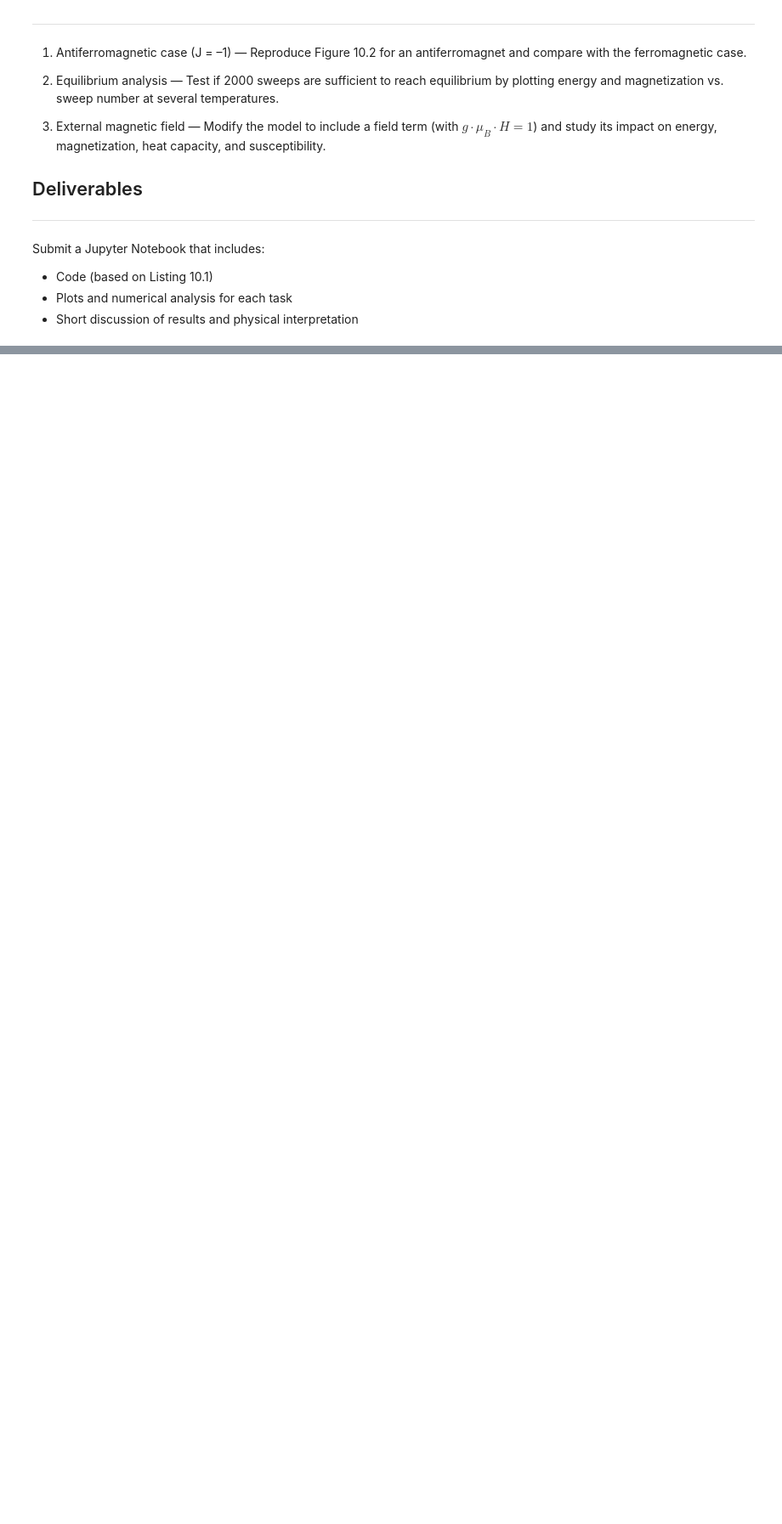
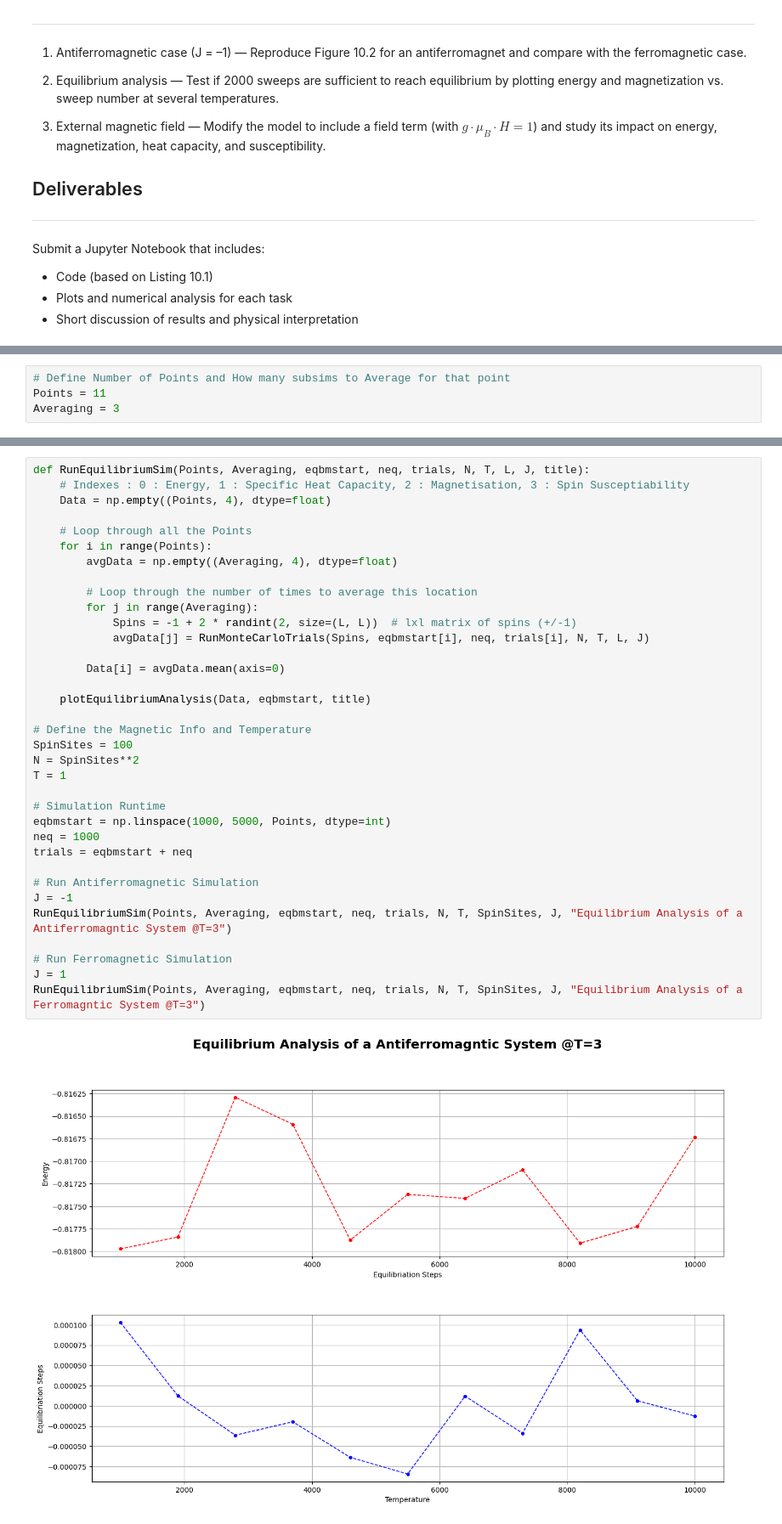
Before and after one commit to MrDNAlex/NE-451-Simulation-Methods, a Jupyter notebook: Labs/Lab2-Assignment/2D-Ising-Model.ipynb, the cells around one changed output, grey strips where cells are left out. Shown at 85% size. Cells and saved outputs as stored; diff of their text form; blank space fills up the shorter version.

```diff
--- a/Labs/Lab2-Assignment/2D-Ising-Model.ipynb
+++ b/Labs/Lab2-Assignment/2D-Ising-Model.ipynb
@@ -134,0 +177,4 @@ print(RunMonteCarloTrials(trials, eqbmstart, neq, N, L, T, J, Spins, M, E))
+# %%
+# Define Number of Points and How many subsims to Average for that point
+Points = 11
+Averaging = 3
@@ -134,0 +234,37 @@ print(RunMonteCarloTrials(trials, eqbmstart, neq, N, L, T, J, Spins, M, E))
+# %%
+def RunEquilibriumSim(Points, Averaging, eqbmstart, neq, trials, N, T, L, J, title):
+    # Indexes : 0 : Energy, 1 : Specific Heat Capacity, 2 : Magnetisation, 3 : Spin Susceptiability
+    Data = np.empty((Points, 4), dtype=float)
+
+    # Loop through all the Points
+    for i in range(Points):
+        avgData = np.empty((Averaging, 4), dtype=float)
+
+        # Loop through the number of times to average this location
+        for j in range(Averaging):
+            Spins = -1 + 2 * randint(2, size=(L, L))  # lxl matrix of spins (+/-1)
+            avgData[j] = RunMonteCarloTrials(Spins, eqbmstart[i], neq, trials[i], N, T, L, J)
+
+        Data[i] = avgData.mean(axis=0)
+
+    plotEquilibriumAnalysis(Data, eqbmstart, title)
+
+# Define the Magnetic Info and Temperature
+SpinSites = 100
+N = SpinSites**2
+T = 1
+
+# Simulation Runtime
+eqbmstart = np.linspace(1000, 5000, Points, dtype=int)
+neq = 1000
+trials = eqbmstart + neq
+
+# Run Antiferromagnetic Simulation
+J = -1
+RunEquilibriumSim(Points, Averaging, eqbmstart, neq, trials, N, T, SpinSites, J, "Equilibrium Analysis of a Antiferromagntic System @T=3")
+
+# Run Ferromagnetic Simulation
+J = 1
+RunEquilibriumSim(Points, Averaging, eqbmstart, neq, trials, N, T, SpinSites, J, "Equilibrium Analysis of a Ferromagntic System @T=3")
+# %% [output]
+[figure, added]
```
Also changed, not shown: parts of 13 cells of this notebook.
